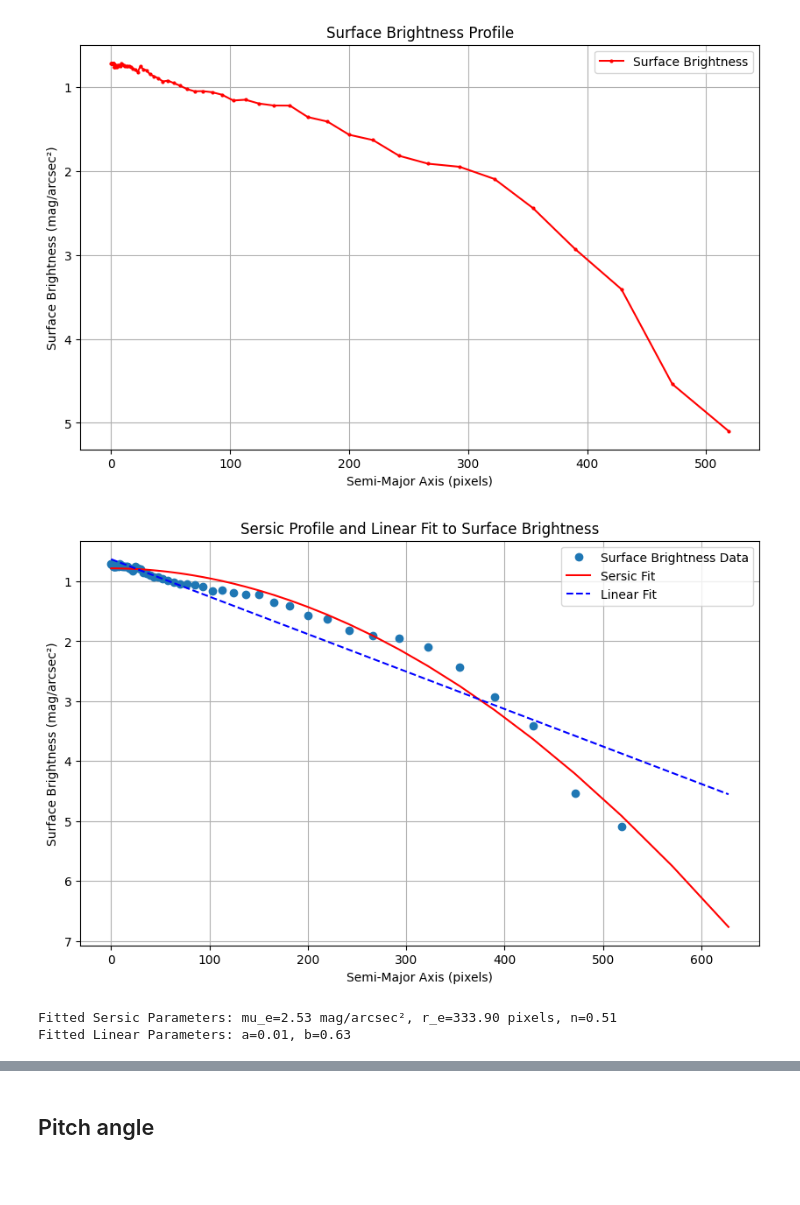
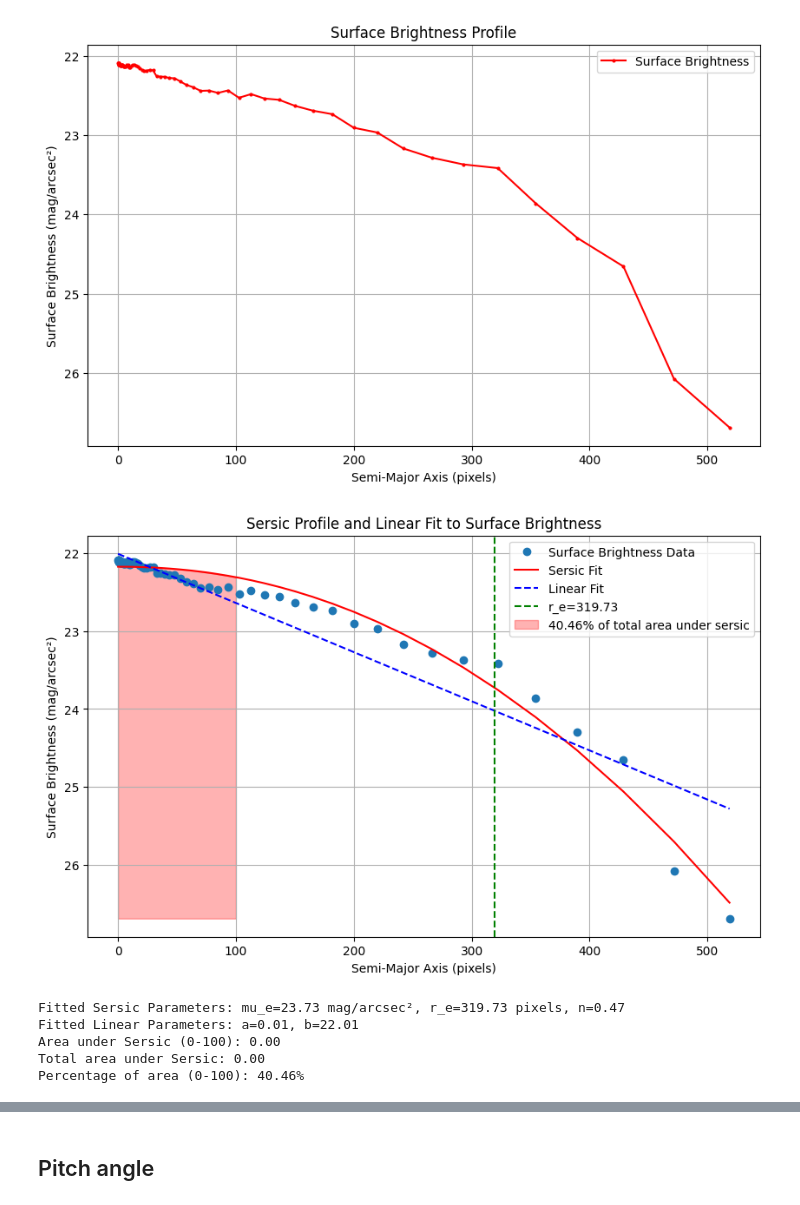
Before and after one commit to santortiz/parcial_galaxias, a Jupyter notebook: notebooks/1.ipynb, the cells around one changed output, grey strips where cells are left out. Cells and saved outputs as stored; diff of their text form; code cells hidden in the pictures; blank space fills up the shorter version.

```diff
--- a/notebooks/1.ipynb
+++ b/notebooks/1.ipynb
@@ -5,7 +5,9 @@ import numpy as np
 # %%
 # Load the image
 image_path = "../data/images/ngc2403.png"
-image_data = np.dot(plt.imread(image_path)[..., :3], [0.2989, 0.5870, 0.1140])
+#resembling human eye perception
+#image_data = np.dot(plt.imread(image_path)[..., :3], [0.2989, 0.5870, 0.1140])
+image_data = np.dot(plt.imread(image_path)[..., :3], [1,1,1])
 # %%
 # Display the image using a logarithmic scale for better visualization
 plt.figure(figsize=(10, 10))
@@ -155,9 +139,9 @@ for iso in isolist:
     radii.append(iso.sma)  # Semi-major axis of the isophote
     mean_intensity.append(iso.intens)
 
-# Convert mean intensity to surface brightness in magnitude scale
+# Convert mean intensity to surface brightness in magnitude scale, subtracting the median background
 # Using a simple conversion: mag = -2.5 * log10(intensity)
-surface_brightness = -2.5 * np.log10(np.array(mean_intensity) - median)
+surface_brightness = -2.5 * np.log10(np.array(mean_intensity) - median) + 22.5
 
 # Plot the surface brightness profile
 plt.figure(figsize=(10, 6))
@@ -170,11 +154,12 @@ plt.grid(True)
 plt.legend()
 plt.show()
 # %% [output]
-[figure, old version]
+[figure, new version]
 # %%
 from scipy.optimize import curve_fit
 import numpy as np
 import matplotlib.pyplot as plt
+from scipy.integrate import quad
 
 # Define the Sersic profile in surface brightness
 def sersic_surface_brightness(r, mu_e, r_e, n):
@@ -185,33 +170,60 @@ def sersic_surface_brightness(r, mu_e, r_e, n):
 def linear_surface_brightness(r, a, b):
     return a * r + b
 
+# Remove NaNs from the data
 non_nan_radii = np.array(radii)[~np.isnan(surface_brightness)]
 non_nan_surface_brightness = surface_brightness[~np.isnan(surface_brightness)]
 
 # Fit the Sersic profile to the surface brightness data
 popt_sersic, pcov_sersic = curve_fit(sersic_surface_brightness, non_nan_radii, non_nan_surface_brightness, p0=[20, 10, 2])
 mu_e, r_e, n = popt_sersic
 
 # Fit the linear function to the surface brightness data
 popt_linear, pcov_linear = curve_fit(linear_surface_brightness, non_nan_radii, non_nan_surface_brightness)
 a, b = popt_linear
 
+# Define the Sersic profile function for integration
+def sersic_intensity(r):
+    return 10 ** (-0.4 * sersic_surface_brightness(r, mu_e, r_e, n))
+
+# Calculate the total area under the Sersic curve from 0 to max radius
+total_area, _ = quad(sersic_intensity, 0, max(non_nan_radii))
+
+# Calculate the area under the Sersic curve from 0 to 100
+area_0_100, _ = quad(sersic_intensity, 0, 100)
+
+# Calculate the percentage of area between x = 0 and x = 100
+percentage_area_0_100 = (area_0_100 / total_area) * 100
+
 # Plot the data, the fitted Sersic profile, and the linear fit
 plt.figure(figsize=(10, 6))
 plt.plot(radii, surface_brightness, 'o', label='Surface Brightness Data')
 plt.plot(radii, sersic_surface_brightness(np.array(radii), *popt_sersic), '-', color='red', label='Sersic Fit')
 plt.plot(radii, linear_surface_brightness(np.array(radii), *popt_linear), '--', color='blue', label='Linear Fit')
+plt.axvline(r_e, color='green', linestyle='--', label=f'r_e={r_e:.2f}')
+
+# Fill the area under the Sersic curve from x=0 to x=100
+r_vals = np.linspace(0, 100, 500)
+plt.fill_between(x=r_vals, y1= [max(non_nan_surface_brightness)]*len(r_vals), y2=sersic_surface_brightness(r_vals, mu_e, r_e, n), color='red', alpha=0.3, label=f'{percentage_area_0_100:.2f}% of total area under sersic')
+
+
 plt.gca().invert_yaxis()  # Magnitude scale, lower values mean brighter
 plt.xlabel('Semi-Major Axis (pixels)')
 plt.ylabel('Surface Brightness (mag/arcsec²)')
 plt.title('Sersic Profile and Linear Fit to Surface Brightness')
 plt.grid(True)
 plt.legend()
 plt.show()
 
 print(f"Fitted Sersic Parameters: mu_e={mu_e:.2f} mag/arcsec², r_e={r_e:.2f} pixels, n={n:.2f}")
 print(f"Fitted Linear Parameters: a={a:.2f}, b={b:.2f}")
+print(f"Area under Sersic (0-100): {area_0_100:.2f}")
+print(f"Total area under Sersic: {total_area:.2f}")
+print(f"Percentage of area (0-100): {percentage_area_0_100:.2f}%")
 # %% [output]
-[figure, old version]
+[figure, new version]
-Fitted Sersic Parameters: mu_e=2.53 mag/arcsec², r_e=333.90 pixels, n=0.51
-Fitted Linear Parameters: a=0.01, b=0.63
+Fitted Sersic Parameters: mu_e=23.73 mag/arcsec², r_e=319.73 pixels, n=0.47
+Fitted Linear Parameters: a=0.01, b=22.01
+Area under Sersic (0-100): 0.00
+Total area under Sersic: 0.00
+Percentage of area (0-100): 40.46%
```
Also changed, not shown: parts of 18 cells of this notebook, 7 other files.
